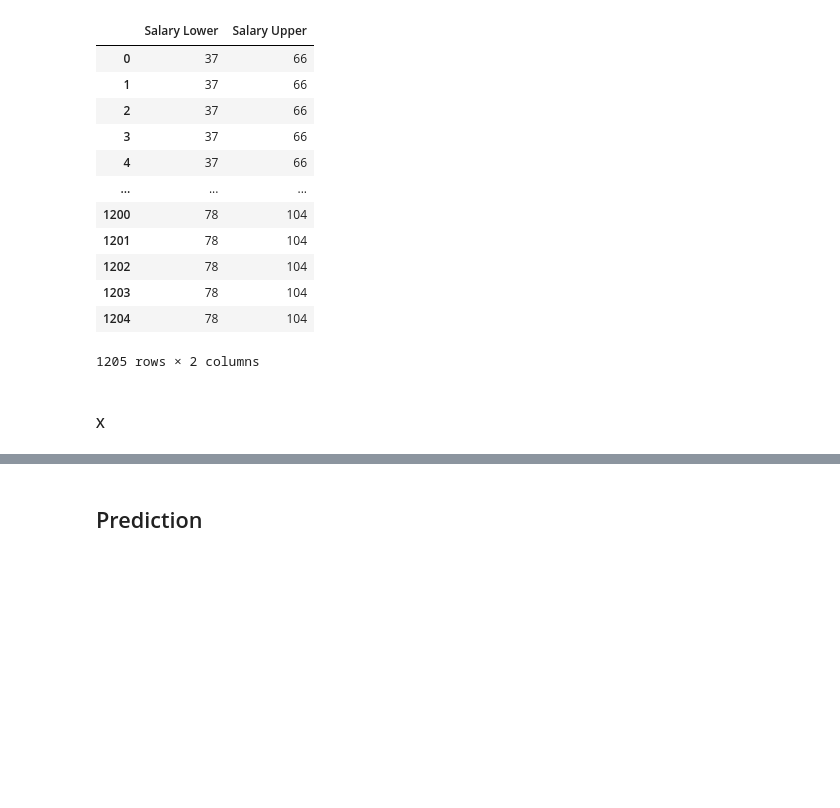
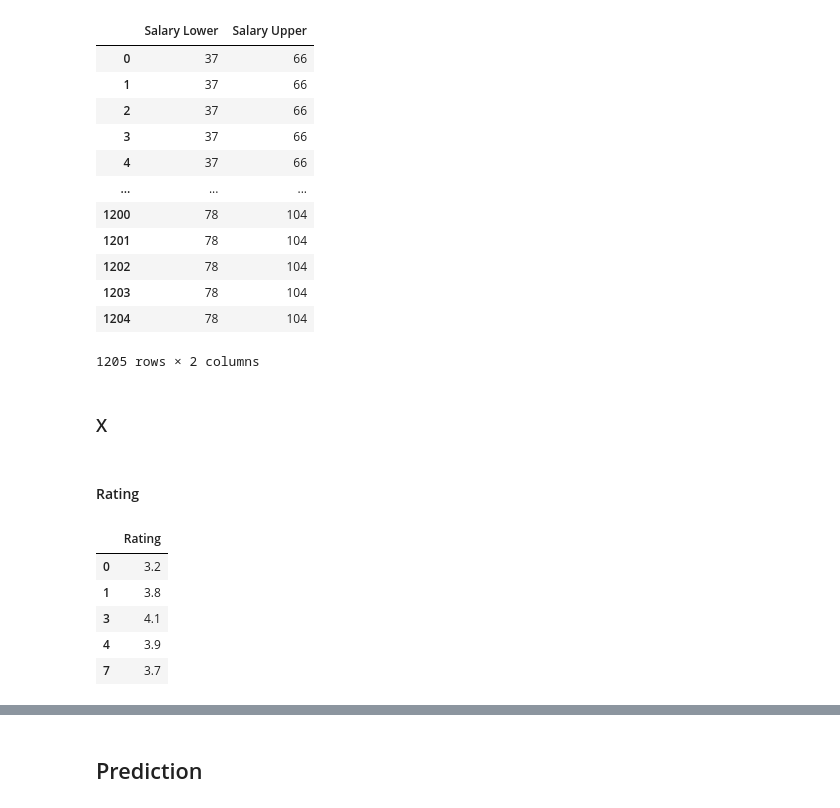
Before and after one commit to xiaoming857/data_analyst_jobs_analysis, a Jupyter notebook: main.ipynb, the cells around one changed output, grey strips where cells are left out. Cells and saved outputs as stored; diff of their text form; code cells hidden in the pictures; blank space fills up the shorter version.

```diff
--- a/main.ipynb
+++ b/main.ipynb
@@ -162,4 +181,16 @@ y
 | 1204 | 78 | 104 |
 1205 rows × 2 columns
 # %% [markdown]
-#### X
+### X
+# %% [markdown]
+#### Rating
+# %%
+x['Rating'] = df[df.columns[2]]
+x.head()
+# %% [output]
+|  | Rating |
+| 0 | 3.2 |
+| 1 | 3.8 |
+| 3 | 4.1 |
+| 4 | 3.9 |
+| 7 | 3.7 |
```
Also changed, not shown: parts of 26 cells of this notebook, 2 other files.
